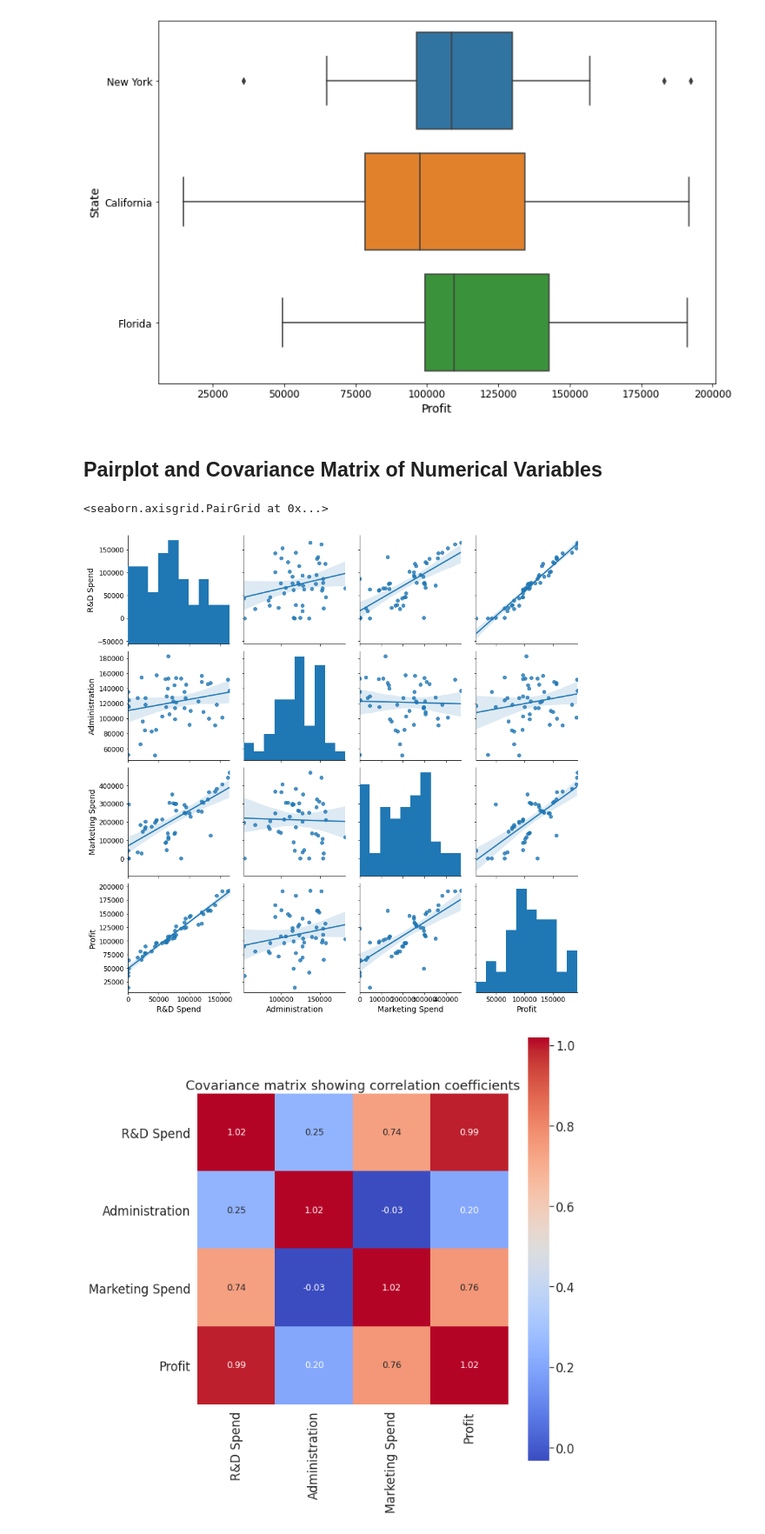
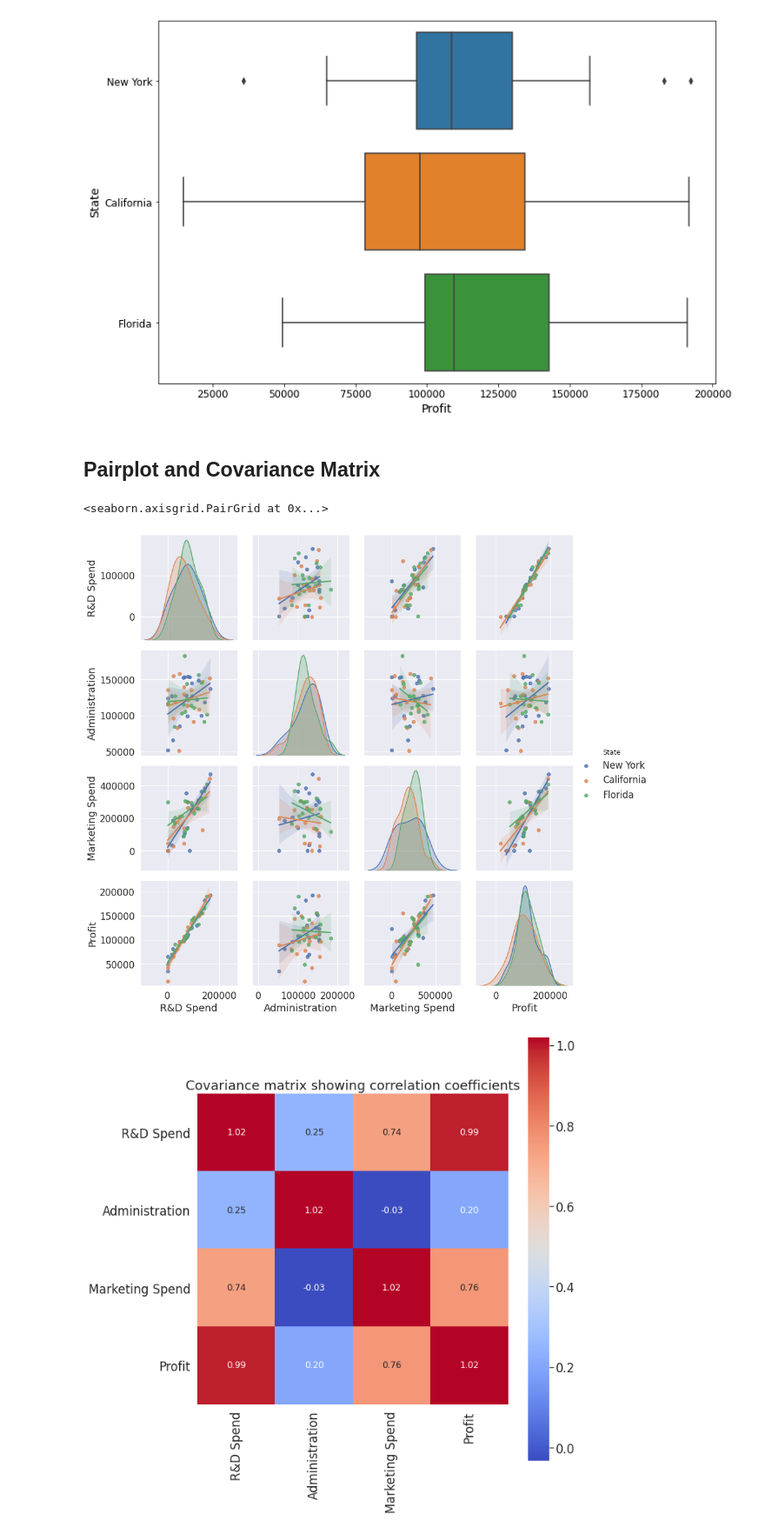
Before and after one commit to jnielsonresearch/Machine-Learning-Templates, a Jupyter notebook: Regression/Regression_models.ipynb, the cells around one changed output. Shown at 87% size. Saved outputs shown, nothing was run; the diff lists cells and outputs as text; code cells hidden in the pictures.

```diff
--- a/Regression/Regression_models.ipynb
+++ b/Regression/Regression_models.ipynb
@@ -83,13 +83,13 @@ sns.boxplot(data=dataset, x='Profit',y='State')
 <matplotlib.axes._subplots.AxesSubplot at 0x...>
 [figure]
 # %% [markdown]
-## Pairplot and Covariance Matrix of Numerical Variables
+## Pairplot and Covariance Matrix
 # %%
 num_cols = dataset.select_dtypes('number').columns
-sns.pairplot(dataset[num_cols], size=3.0, kind='reg')
+sns.pairplot(dataset, size=3.0, kind='reg', hue='State')
 # %% [output]
 <seaborn.axisgrid.PairGrid at 0x...>
-[figure, old version]
+[figure, new version]
 # %%
 from sklearn.preprocessing import StandardScaler
 stdsc = StandardScaler()
```
Also changed, not shown: parts of 3 cells of this notebook, 1 other file.
